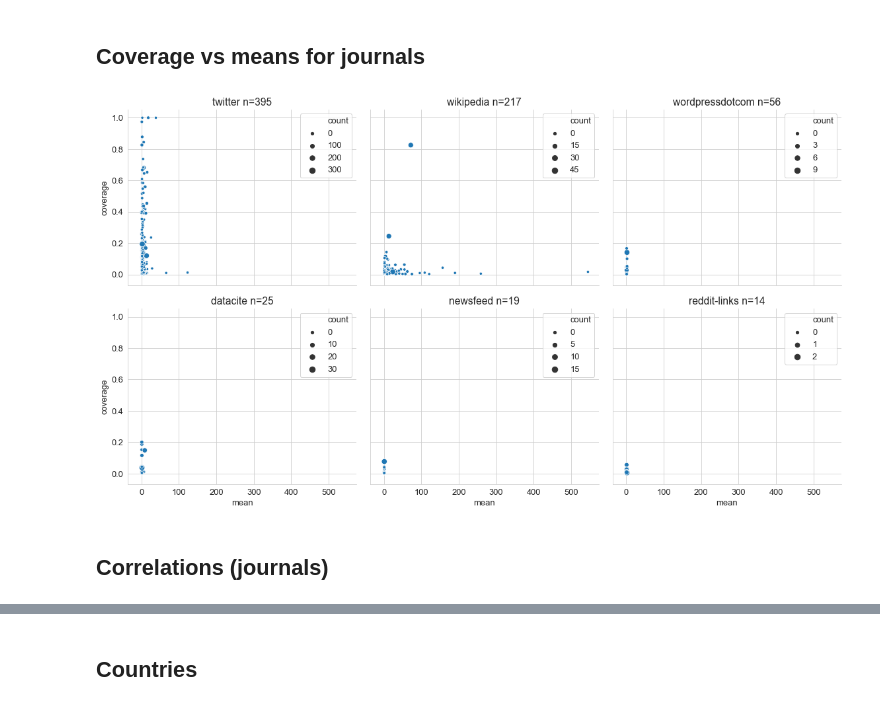
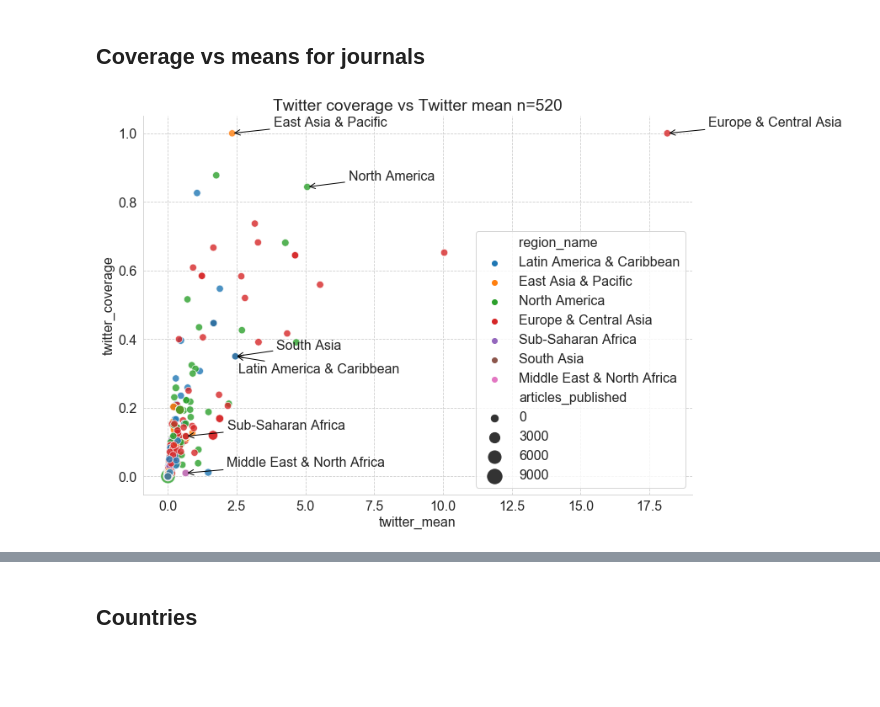
Before and after one commit to ScholCommLab/paperbuzz_analysis, a Jupyter notebook: analyse_paperbuzz.ipynb, the cells around one changed output, grey strips where cells are left out. Drawn from its saved outputs; the diff is of its cells as text; code cells hidden in the pictures; blank space fills up the shorter version.

```diff
--- a/analyse_paperbuzz.ipynb
+++ b/analyse_paperbuzz.ipynb
@@ -108,13 +225,26 @@ plot_metrics = ["twitter", "wikipedia", "wordpressdotcom", "datacite", "newsfeed
-# %%
-fig, axes = plt.subplots(2,3, figsize=(16, 9), sharey=True, sharex=True)
-
-for metric, ax in zip(plot_metrics, axes.flatten()):
-    sns.scatterplot(x='mean', y='coverage', size='count', data=prefixes[metric], ax=ax)
-    ax.set_title("{} n={}".format(metric, sum(prefixes[metric]['count']!=0)))
-    sns.despine(top=True, right=True, ax=ax)
-plt.tight_layout()
-plt.savefig('figures/coverages.png')
-# %% [output]
-[figure, removed]
-# %% [markdown]
-## Correlations (journals)
+# %%
+sns.scatterplot(x="twitter_mean", y="twitter_coverage", size="articles_published", hue="region_name", data=prefixes,
+               sizes=(70, 300), alpha=.8)
+
+for r in regions:
+    i = prefixes[prefixes.region_name == r].twitter_mean.idxmax()
+    if type(prefixes.loc[i]) != pd.core.series.Series:
+        x = prefixes.loc[i].iloc[0]['twitter_mean']
+        y = prefixes.loc[i].iloc[0]['twitter_coverage']
+    else:
+        x = prefixes.loc[i]['twitter_mean']
+        y = prefixes.loc[i]['twitter_coverage']
+
+    arrowprops = {'arrowstyle':'->', 'color':'black'}
+
+    if "Carib" in r:
+        plt.annotate(r, (x, y), (x+.1, y-.05), arrowprops=arrowprops)
+    else:
+        plt.annotate(r, (x, y), (x+1.5, y+.02), arrowprops=arrowprops)
+
+
+plt.title("{} n={}".format("Twitter coverage vs Twitter mean", sum(prefixes['twitter_coverage']>0)))
+sns.despine()
+plt.grid(linestyle="--")
+# %% [output]
+[figure, added]
```
Also changed, not shown: parts of 46 cells of this notebook, 1 other file.
